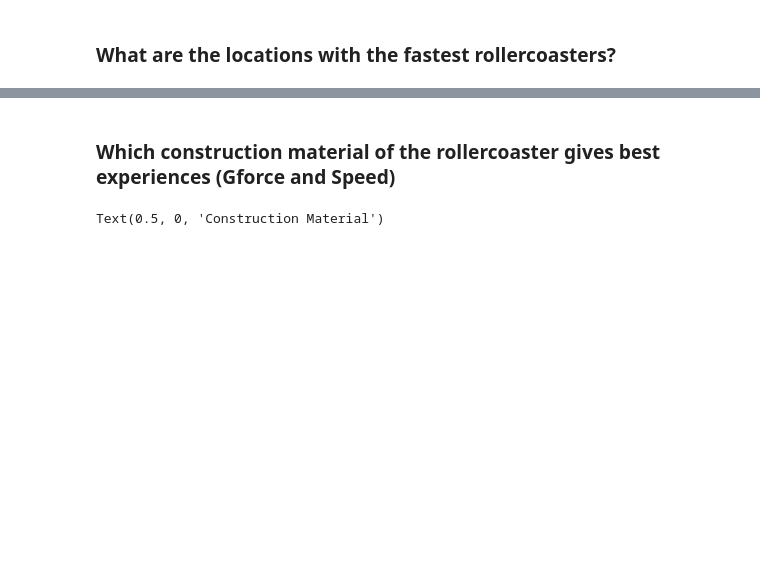
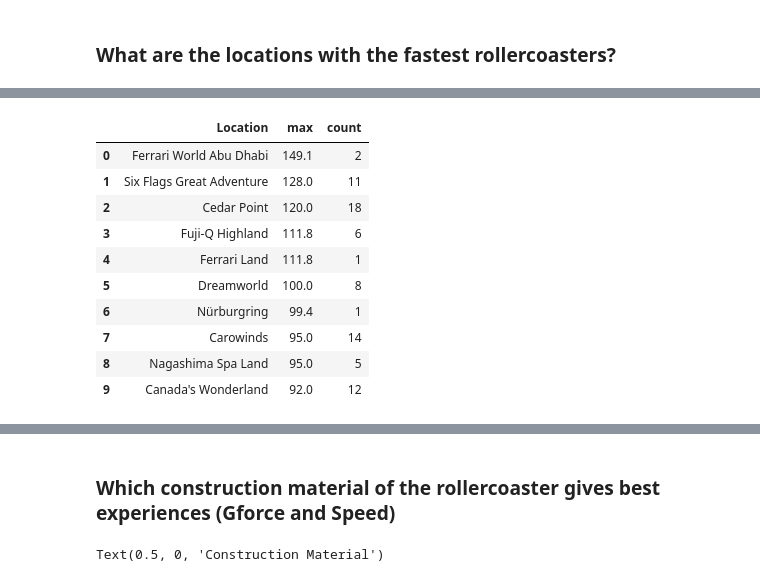
Before and after one commit to Pawcharz/Statistics-Analysis-Playground, a Jupyter notebook: rollercoaster/exploratory-data-analysis.ipynb, the cells around one changed output, grey strips where cells are left out. Saved outputs shown, nothing was run; the diff lists cells and outputs as text; code cells hidden in the pictures; blank space fills up the shorter version.

```diff
--- a/rollercoaster/exploratory-data-analysis.ipynb
+++ b/rollercoaster/exploratory-data-analysis.ipynb
@@ -450,0 +467,14 @@ fastest = df.query('Location != "Other"') \
+# %%
+fastest.head(10)
+# %% [output]
+|  | Location | max | count |
+| 0 | Ferrari World Abu Dhabi | 149.1 | 2 |
+| 1 | Six Flags Great Adventure | 128.0 | 11 |
+| 2 | Cedar Point | 120.0 | 18 |
+| 3 | Fuji-Q Highland | 111.8 | 6 |
+| 4 | Ferrari Land | 111.8 | 1 |
+| 5 | Dreamworld | 100.0 | 8 |
+| 6 | Nürburgring | 99.4 | 1 |
+| 7 | Carowinds | 95.0 | 14 |
+| 8 | Nagashima Spa Land | 95.0 | 5 |
+| 9 | Canada's Wonderland | 92.0 | 12 |
```
Also changed, not shown: parts of 4 cells of this notebook.
